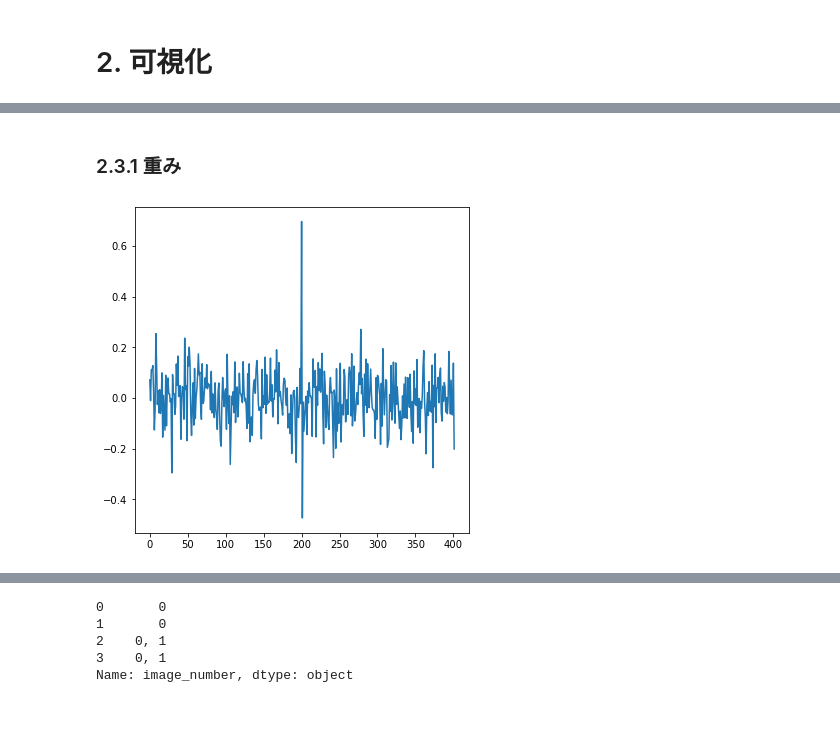
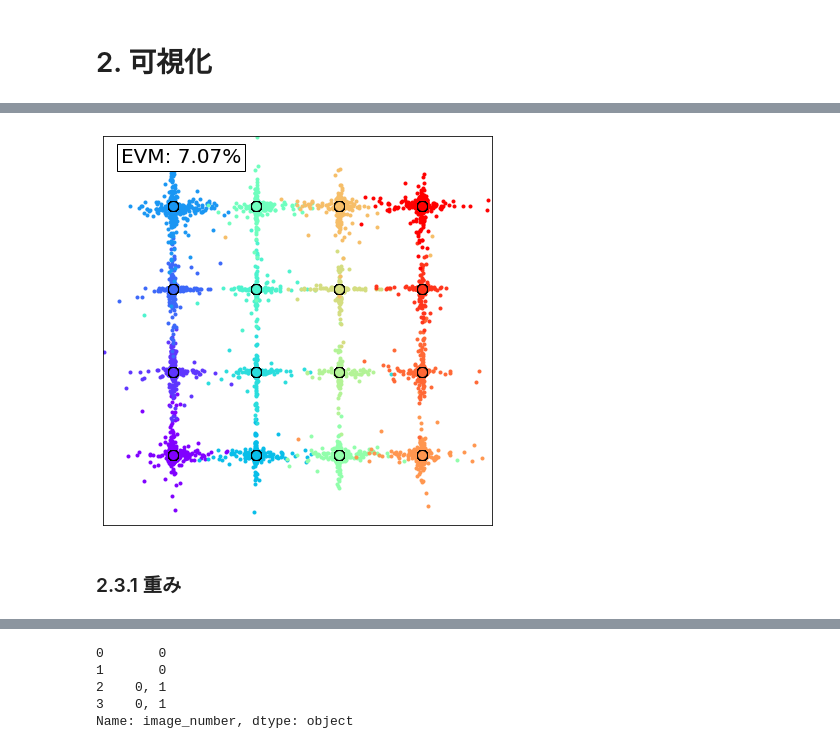
Before and after one commit to n-nooobu/masterthesis, a Jupyter notebook: src/visualize_ANN.ipynb, the cells around one changed output, grey strips where cells are left out. Cells and saved outputs as stored; diff of their text form; code cells hidden in the pictures; blank space fills up the shorter version.

```diff
--- a/src/visualize_ANN.ipynb
+++ b/src/visualize_ANN.ipynb
@@ -301,10 +263,23 @@ EVM:  22.32458862573845 %
+# %%
+tap = 21
+batch_size = 100
+neuron = 300
+epochs = 500
+lr = 0.001
+form = 'RZ16QAM'
+PdBm = 1
+Lmax = 2500
+
+#signal_info_model = {'signal_type': 'prbs', 'N': 17, 'itr': 1}
+#signal_info_model = {'signal_type': 'random', 'seed': 1234, 'bit_num': 100000}
+signal_info_model = {'signal_type': 'image', 'target_dir': 'train_0', 'step': 10, 'image_number': '0', 'ebtb': True}
+
+#signal_info_input = {'signal_type': 'prbs', 'N': 17, 'itr': 1}
+signal_info_input = {'signal_type': 'random', 'seed': 1234, 'bit_num': 100000}
+#signal_info_input = {'signal_type': 'image', 'target_dir': 'train_0', 'step': 10, 'image_number': '0', 'ebtb': True}
+
+display_constellation(tap, batch_size, neuron, epochs, lr, signal_info_model, signal_info_input, form, PdBm, Lmax)
+# %% [output]
+[figure, added]
 # %% [markdown]
 ### 2.3.1 重み
-# %%
-weight = model.state_dict()['fc1.weight'].detach().numpy()
-
-fig = plt.figure(figsize=(6, 6))
-ax = fig.add_subplot(1, 1, 1)
-ax.plot(weight[0]);
-# %% [output]
-[figure, removed]
```
Also changed, not shown: parts of 17 cells of this notebook, 2 other files.
